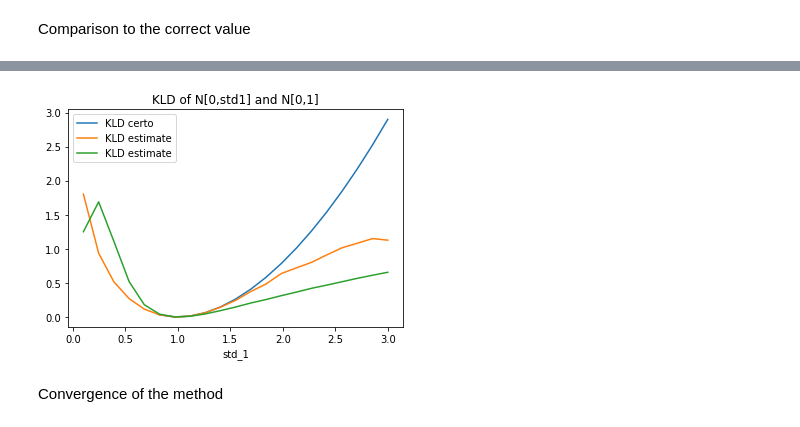
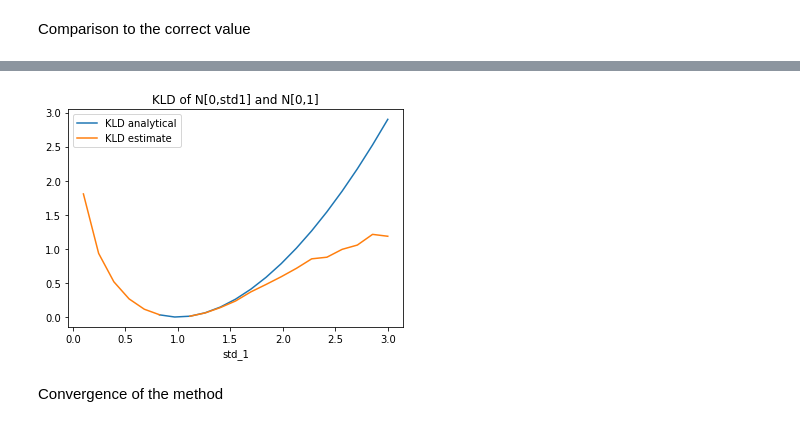
Before and after one commit to pedroharunari/KLD_estimation, a Jupyter notebook: kl_calculation.ipynb, the cells around one changed output, grey strips where cells are left out. Drawn from its saved outputs; the diff is of its cells as text; code cells hidden in the pictures.

```diff
--- a/kl_calculation.ipynb
+++ b/kl_calculation.ipynb
@@ -108,10 +108,9 @@ for std1 in np.linspace(0.1,3,21):
     dist_P = lambda x: scipy.stats.norm.pdf(x, μ1, std1)
     dist_Q = lambda x: scipy.stats.norm.pdf(x, μ2, std2)
     KLD = lambda x: dist_P(x)*np.log(dist_P(x)/dist_Q(x))
-
     res, abserr = integrate.quad(KLD, -20, 30)
 
-    vec.append([std1, res, KLD_PerezCruz(P, Q), KLD_PerezCruz(Q, P)])
+    vec.append([std1, res, KLD_PerezCruz(P, Q)])
 
 print('The correct value is:',res)
 
@@ -124,17 +123,15 @@ Wall time: 3min 37s
 # %%
 xval = [x[0] for x in vec]
 yval = [x[1] for x in vec]
 yval2 = [x[2] for x in vec]
-yval3 = [x[3] for x in vec]
-plt.plot(xval,yval, label='KLD certo')
+plt.plot(xval,yval, label='KLD analytical')
 plt.plot(xval,yval2, label='KLD estimate')
-plt.plot(xval,yval3, label='KLD estimate')
 plt.title('KLD of N[0,std1] and N[0,1]')
 plt.xlabel('std_1')
 plt.legend()
 plt.show()
 # %% [output]
-[figure, old version]
+[figure, new version]
 # %% [markdown]
 Convergence of the method
 # %%
```
Also changed, not shown: parts of 6 cells of this notebook.
